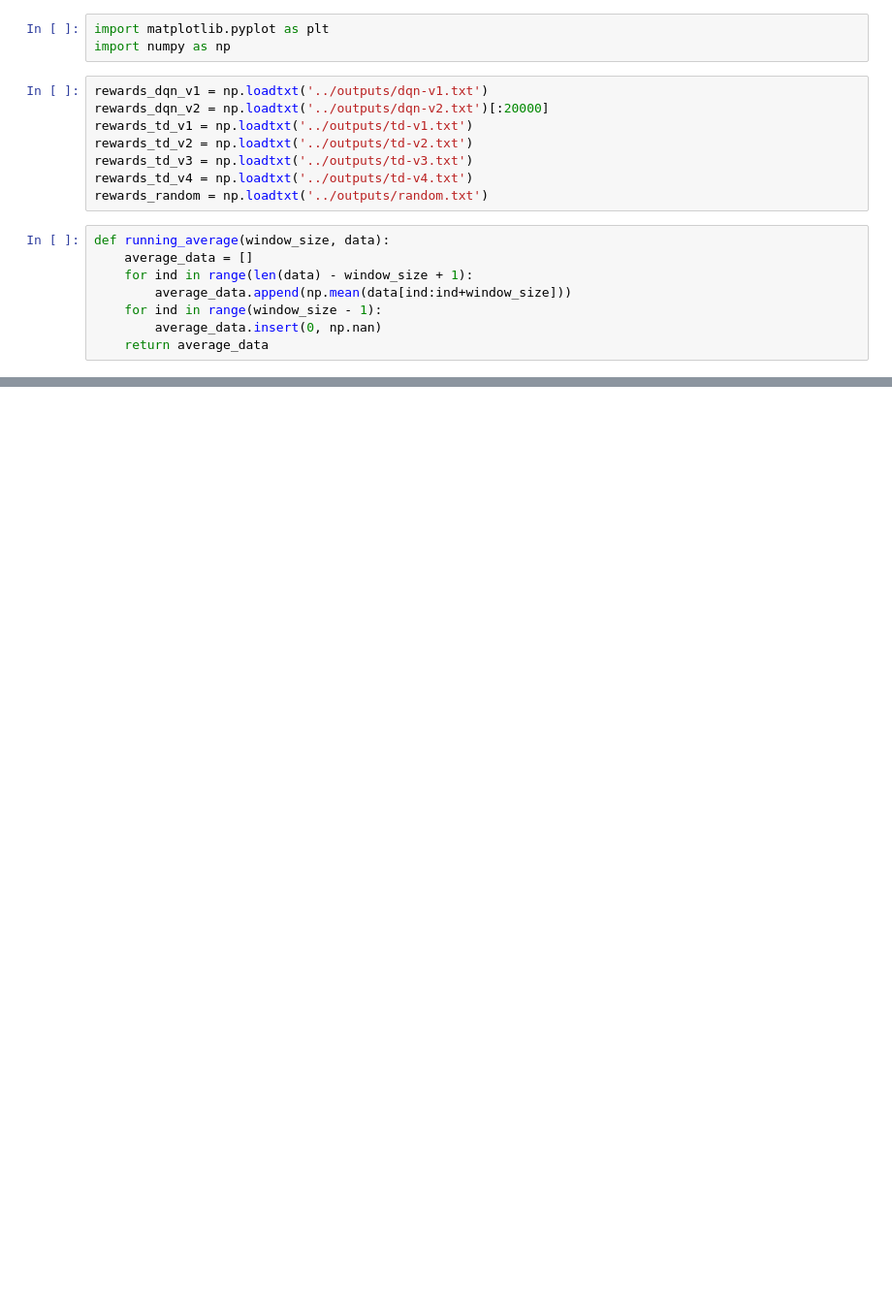
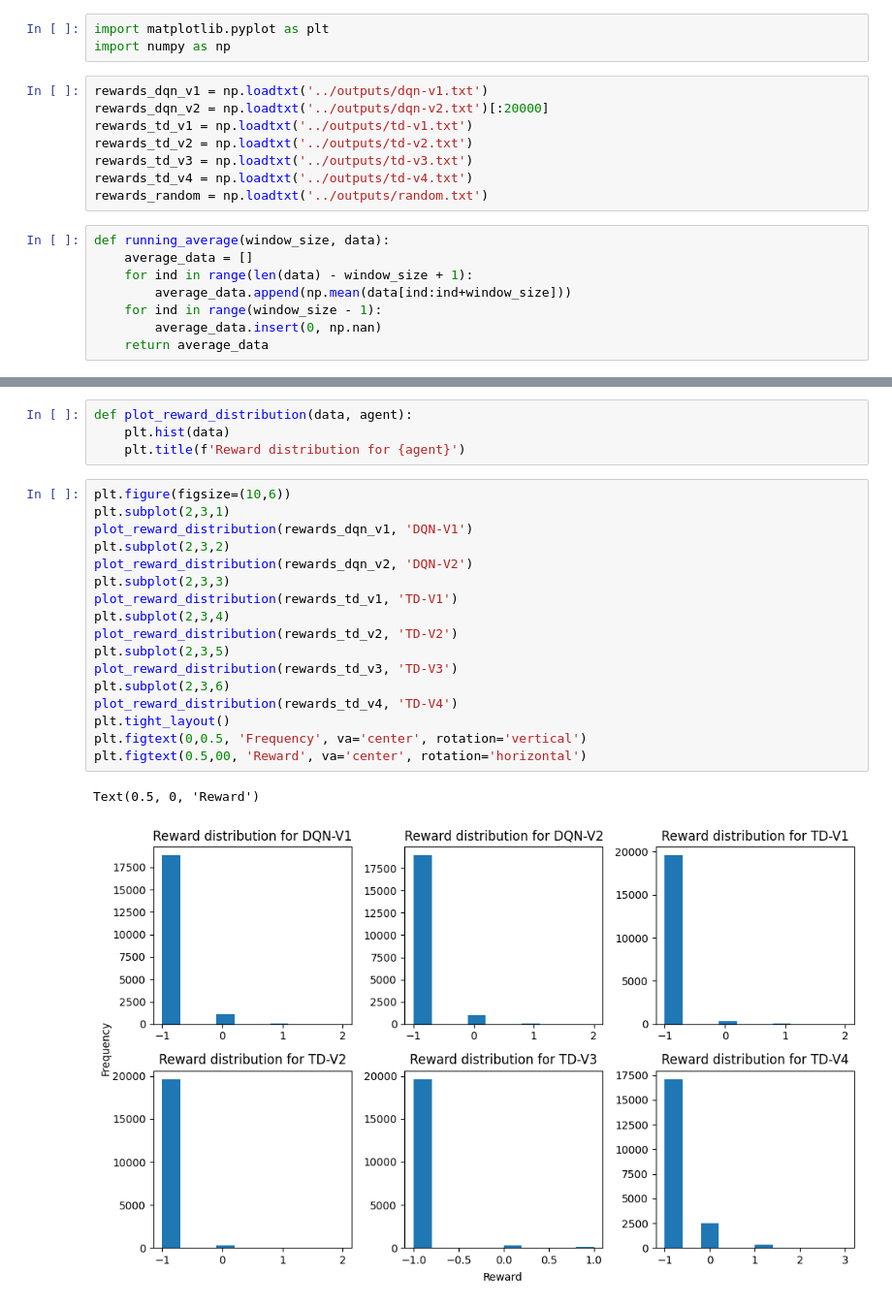
Before and after one commit to fredpell1/snake-RL, a Jupyter notebook: src/plot.ipynb, the cells around one changed output, grey strips where cells are left out. Shown at 97% size. Drawn from its saved outputs; the diff is of its cells as text; blank space fills up the shorter version.

```diff
--- a/src/plot.ipynb
+++ b/src/plot.ipynb
@@ -36,0 +38,24 @@ plot_running_averages()
+# %%
+def plot_reward_distribution(data, agent):
+    plt.hist(data)
+    plt.title(f'Reward distribution for {agent}')
+# %%
+plt.figure(figsize=(10,6))
+plt.subplot(2,3,1)
+plot_reward_distribution(rewards_dqn_v1, 'DQN-V1')
+plt.subplot(2,3,2)
+plot_reward_distribution(rewards_dqn_v2, 'DQN-V2')
+plt.subplot(2,3,3)
+plot_reward_distribution(rewards_td_v1, 'TD-V1')
+plt.subplot(2,3,4)
+plot_reward_distribution(rewards_td_v2, 'TD-V2')
+plt.subplot(2,3,5)
+plot_reward_distribution(rewards_td_v3, 'TD-V3')
+plt.subplot(2,3,6)
+plot_reward_distribution(rewards_td_v4, 'TD-V4')
+plt.tight_layout()
+plt.figtext(0,0.5, 'Frequency', va='center', rotation='vertical')
+plt.figtext(0.5,00, 'Reward', va='center', rotation='horizontal')
+# %% [output]
+Text(0.5, 0, 'Reward')
+[figure, added]
```
Also changed, not shown: parts of 2 cells of this notebook, 2 other files.
